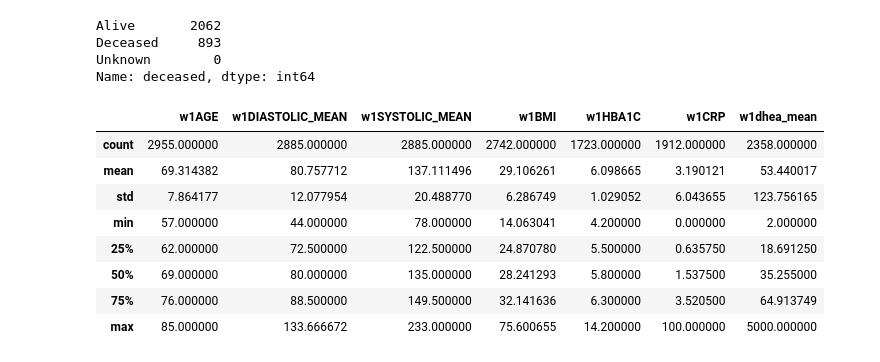
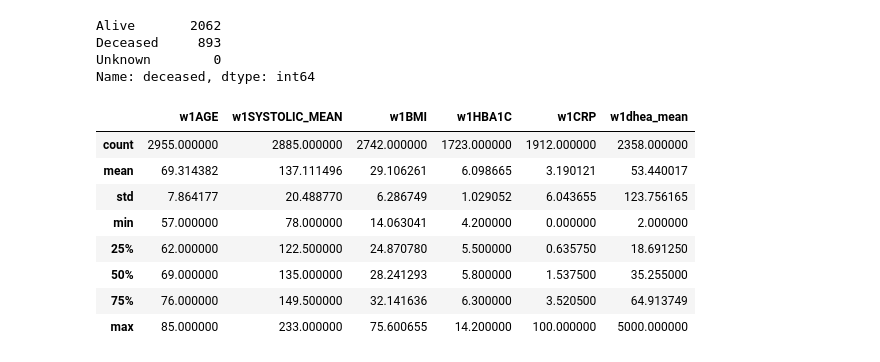
Before and after one commit to yiang-li/Predicting-Mortality-Machine-Learning, a Jupyter notebook: code.ipynb, the cells around one changed output. Drawn from its saved outputs; the diff is of its cells as text; code cells hidden in the pictures.

Commit message:
data cleaning

```diff
--- a/code.ipynb
+++ b/code.ipynb
@@ -38,7 +40,7 @@ Deceased     893
 Unknown        0
 Name: deceased, dtype: int64
 # %%
-data = data_complete[['ID','deceased', 'w1AGE', 'w1DIASTOLIC_MEAN', 'w1SYSTOLIC_MEAN',
+data = data_complete[['ID','deceased', 'w1AGE', 'w1SYSTOLIC_MEAN',
                       'w1BMI', 'w1HBA1C', 'w1CRP', 'w1DHEA_1', 'w1DHEA_2',
                       'w1SMOKECIG', 'w1ALCOHOL', 'w1PHYSACT',
                       'w1EDUC', 'w1HSASSETS_RECODE', 'w1MARITLST',
@@ -51,24 +53,24 @@ data_cat = data[data[cat_col].notnull()].copy()[cat_col]
 for col in cat_col:
     data_cat[col] = data_cat[col].astype('category')
 # %%
-ord_col = ['w1AGE', 'w1DIASTOLIC_MEAN', 'w1SYSTOLIC_MEAN', 'w1BMI', 'w1HBA1C',
+ord_col = ['w1AGE', 'w1SYSTOLIC_MEAN', 'w1BMI', 'w1HBA1C',
            'w1CRP', 'w1DHEA_1', 'w1DHEA_2']
 data_ord = data[data[ord_col].notnull()].copy()[ord_col]
 for col in ord_col:
     data_ord[col] = pd.to_numeric(data_ord[col], errors='coerce')
 data_ord['w1dhea_mean'] = data_ord[['w1DHEA_1', 'w1DHEA_2']].mean(axis=1)
 data_ord = data_ord.drop(['w1DHEA_1', 'w1DHEA_2'], axis=1)
 data_ord[data_ord < 0] = np.nan
 data_ord.describe()
 # %% [output]
-|  | w1AGE | w1DIASTOLIC_MEAN | w1SYSTOLIC_MEAN | w1BMI | w1HBA1C | w1CRP | w1dhea_mean |
-| count | 2955.000000 | 2885.000000 | 2885.000000 | 2742.000000 | 1723.000000 | 1912.000000 | 2358.000000 |
-| mean | 69.314382 | 80.757712 | 137.111496 | 29.106261 | 6.098665 | 3.190121 | 53.440017 |
-| std | 7.864177 | 12.077954 | 20.488770 | 6.286749 | 1.029052 | 6.043655 | 123.756165 |
-| min | 57.000000 | 44.000000 | 78.000000 | 14.063041 | 4.200000 | 0.000000 | 2.000000 |
-| 25% | 62.000000 | 72.500000 | 122.500000 | 24.870780 | 5.500000 | 0.635750 | 18.691250 |
-| 50% | 69.000000 | 80.000000 | 135.000000 | 28.241293 | 5.800000 | 1.537500 | 35.255000 |
-| 75% | 76.000000 | 88.500000 | 149.500000 | 32.141636 | 6.300000 | 3.520500 | 64.913749 |
-| max | 85.000000 | 133.666672 | 233.000000 | 75.600655 | 14.200000 | 100.000000 | 5000.000000 |
+|  | w1AGE | w1SYSTOLIC_MEAN | w1BMI | w1HBA1C | w1CRP | w1dhea_mean |
+| count | 2955.000000 | 2885.000000 | 2742.000000 | 1723.000000 | 1912.000000 | 2358.000000 |
+| mean | 69.314382 | 137.111496 | 29.106261 | 6.098665 | 3.190121 | 53.440017 |
+| std | 7.864177 | 20.488770 | 6.286749 | 1.029052 | 6.043655 | 123.756165 |
+| min | 57.000000 | 78.000000 | 14.063041 | 4.200000 | 0.000000 | 2.000000 |
+| 25% | 62.000000 | 122.500000 | 24.870780 | 5.500000 | 0.635750 | 18.691250 |
+| 50% | 69.000000 | 135.000000 | 28.241293 | 5.800000 | 1.537500 | 35.255000 |
+| 75% | 76.000000 | 149.500000 | 32.141636 | 6.300000 | 3.520500 | 64.913749 |
+| max | 85.000000 | 233.000000 | 75.600655 | 14.200000 | 100.000000 | 5000.000000 |
 # %%
 data = pd.concat([data_cat, data_ord], axis=1)
```
Also changed, not shown: parts of 3 cells of this notebook.
